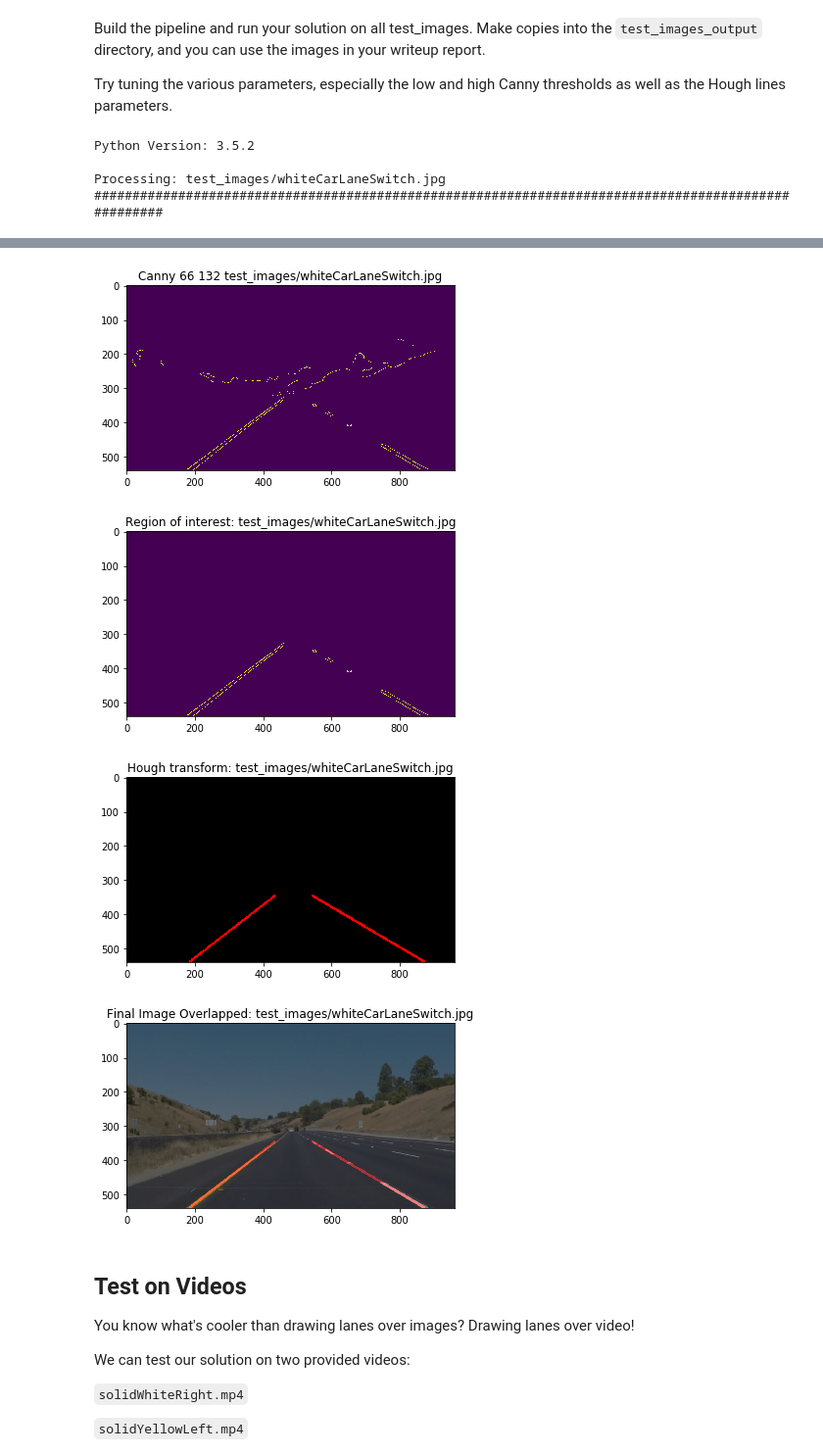
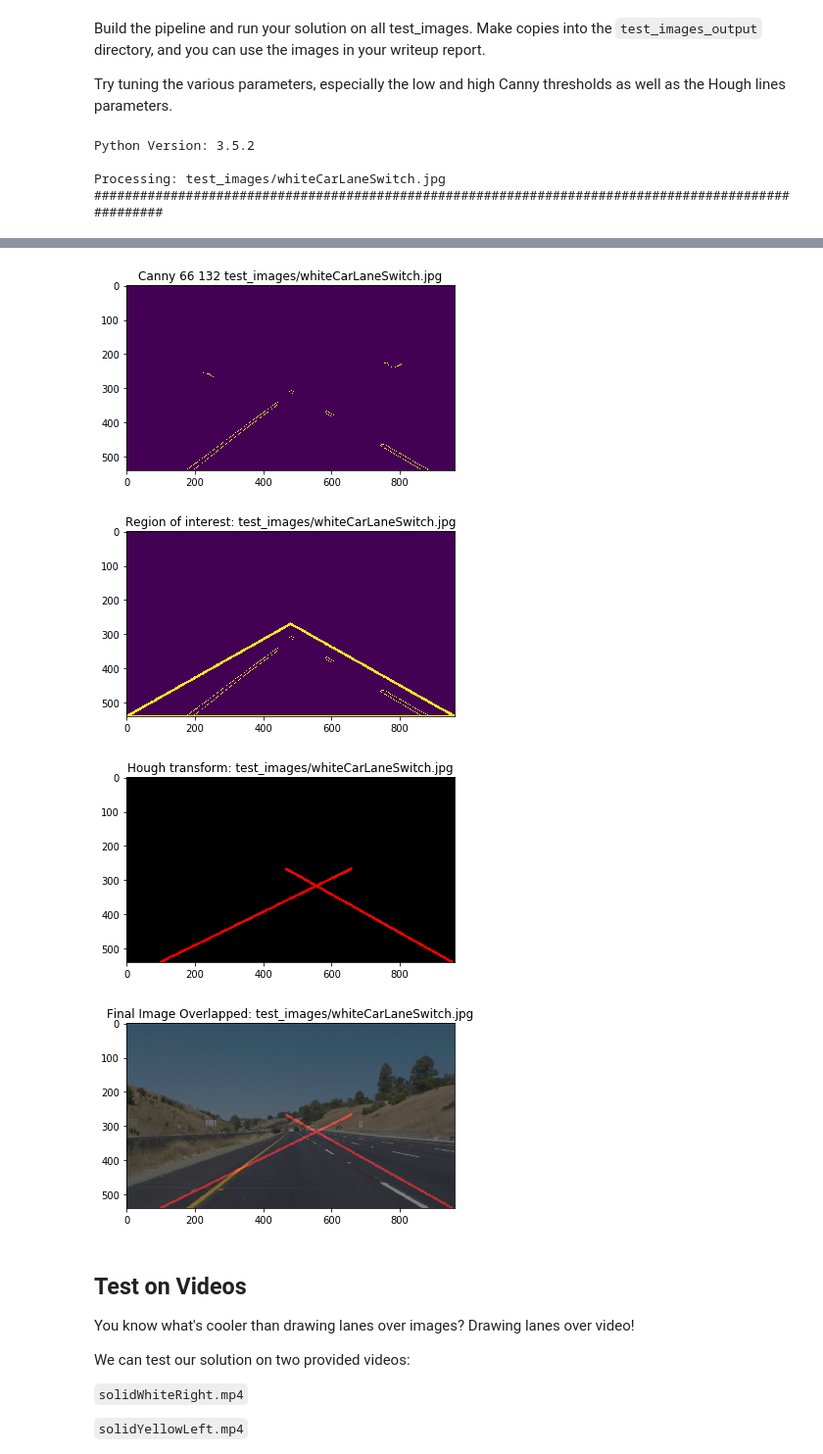
Before and after one commit to zahin-mohammad/ece495, a Jupyter notebook: a1/P1.ipynb, the cells around one changed output, grey strips where cells are left out. Shown at 98% size. Saved outputs shown, nothing was run; the diff lists cells and outputs as text; code cells hidden in the pictures.

```diff
--- a/a1/P1.ipynb
+++ b/a1/P1.ipynb
@@ -168,16 +168,21 @@ def draw_lines(img, lines, color=[255, 0, 0], thickness=5):
     min_y, max_y = min(r_y + l_y), max(r_y + l_y)
     # Average slopes
     slope_r, slope_l = np.mean(slope_r), np.mean(slope_l)
+    if abs(slope_r) < 0.001 or abs(slope_l) < 0.001:
+        print(slope_r, slope_l)
+        return
     # Average intercepts
     intercept_r, intercept_l = np.mean(r_y) - slope_r * np.mean(r_x), np.mean(l_y) - slope_l * np.mean(l_x)
 
     # x1 Actually seen at top of image due to matplot lib coords
     # x2 Actually seen at bottom of image due to matplot lib coords
     x1 = int((min_y-intercept_r)/slope_r)
+    x1 = max(0,x1)
     x2 = int((max_y-intercept_r)/slope_r) # Actually seen at bottom of image due to matplot lib coords
     cv2.line(img, (x1, min_y), (x2, max_y), color, thickness)
 
     x1 = int((min_y-intercept_l)/slope_l)
+    x1 = max(0,x1)
     x2 = int((max_y-intercept_l)/slope_l)
     cv2.line(img, (x1, min_y), (x2, max_y), color, thickness)
 
@@ -266,7 +271,7 @@ def process_image_test(filename):
 
     # Gaussian Filter
     # Standard Deviation calculated via kernel size
-    test_image_processed = gaussian_blur(test_image_processed, 13)
+    test_image_processed = gaussian_blur(test_image_processed, 17)
     plt.figure()
     plt.title("Gaussian Filter: {}".format(filename))
     plt.imshow(test_image_processed, cmap='gray')
@@ -280,18 +285,37 @@ def process_image_test(filename):
 
     # Region of interest
     ## Mask Top Half of Image
-    top = 3*test_image_processed.shape[0]/5
-    bottom = test_image_processed.shape[0]
-    left = 0
-    right = test_image_processed.shape[1]
-    corners = np.array([(left, top), (right, top), (right, bottom), (left, bottom)], dtype='int32')
+#     top = 3*test_image_processed.shape[0]/5
+#     bottom = test_image_processed.shape[0]
+#     left = 0
+#     right = test_image_processed.shape[1]
+#     corners = np.array([(left, top), (right, top), (right, bottom), (left, bottom)], dtype='int32')
+#     height = test_image_processed.shape[0]
+#     width = test_image_processed.shape[1]
+#     top_left = (int(2*height/5), int(3*height/5))
+#     top_right = (int(width - 2*height/5), int(3*height/5))
+#     bottom_left = (0, height)
+#     bottom_right = (width, height)
+#     corners = np.array([top_left, top_right, bottom_right, bottom_left], dtype='int32')
+#     cv2.line(test_image_processed, top_left, top_right, [255, 0, 0], 5)
+#     cv2.line(test_image_processed, top_right, bottom_right,[255, 0, 0], 5)
+#     cv2.line(test_image_processed, bottom_right, bottom_left, [255, 0, 0], 5)
+#     cv2.line(test_image_processed, bottom_left, top_left, [255, 0, 0], 5)
+
+    height = test_image_processed.shape[0]
+    width = test_image_processed.shape[1]
+    corners = np.array([(width//2, height//2), (0, height), (width, height)], dtype='int32')
     test_image_processed = region_of_interest(test_image_processed, np.int32([corners]))
+    cv2.line(test_image_processed, (width//2, height//2), (0, height), [255, 0, 0], 5)
+    cv2.line(test_image_processed, (0, height), (width, height),[255, 0, 0], 5)
+    cv2.line(test_image_processed, (width, height), (width//2, height//2), [255, 0, 0], 5)
+
     plt.figure()
     plt.title("Region of interest: {}".format(filename))
     plt.imshow(test_image_processed)
 
      # Hough transform
-    rho = 3/5 # accuracy/granularity of the magnitude of the line in cartesian coord
+    rho = 1 # accuracy/granularity of the magnitude of the line in cartesian coord
     # 1 correlates to 1 pixel granularity
     # 0.5 correlates to 2 pixel granularity (lines will look half as long) ?
     theta = np.pi/180 # 1 Degree, max resolution, determines how many rho values are tested
@@ -304,37 +328,37 @@ def process_image_test(filename):
                          max_line_gap)
     plt.figure()
     plt.title("Hough transform: {}".format(filename))
     plt.imshow(test_image_processed)
 
     final_image = weighted_img(test_image, test_image_processed, 0.5, 0.5)
     plt.figure()
     plt.title("Final Image Overlapped: {}".format(filename))
     plt.imshow(final_image)
 
 
 '''
 Steps:
 1. Gray scale
 2. Gaussian filter
 3. Canny edge detection
 4. Region of interest
 5. Hough transform
 6. Draw lines
 7. Writeup
 '''
 start()
 # %% [output]
 Python Version: 3.5.2
 
 Processing: test_images/whiteCarLaneSwitch.jpg
 ####################################################################################################
 [figure]
 [figure]
 [figure]
-[figure, old version]
+[figure, new version]
-[figure, old version]
+[figure, new version]
-[figure, old version]
+[figure, new version]
-[figure, old version]
+[figure, new version]
 # %% [markdown]
 ## Test on Videos
 
```
Also changed, not shown: parts of 8 cells of this notebook, 3 other files.
